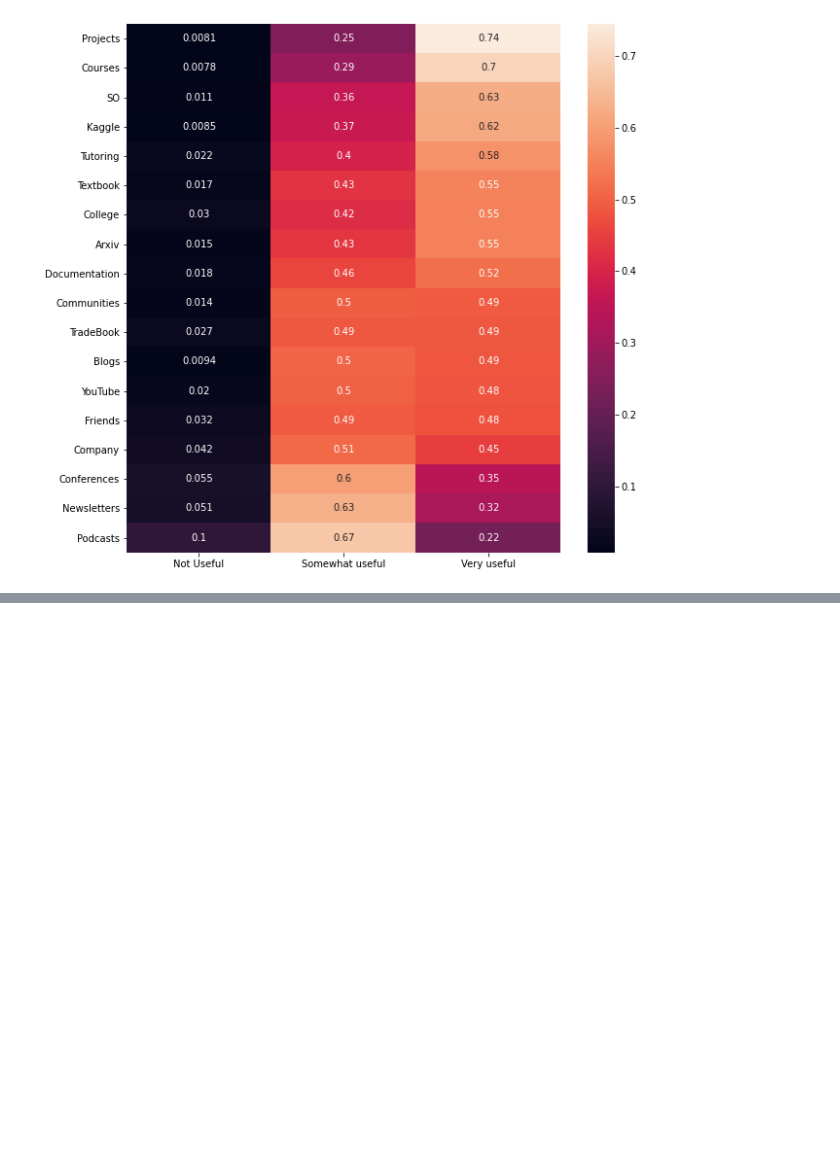
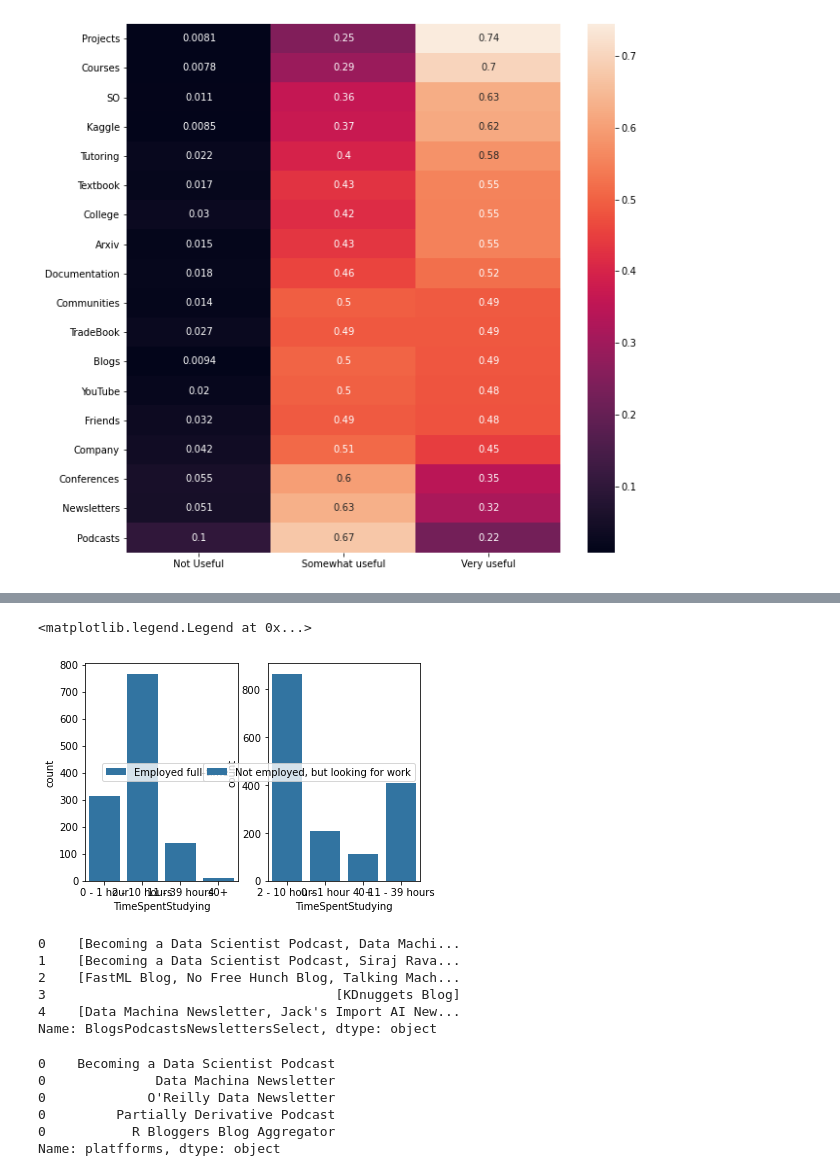
Before and after one commit to Azmo-Shin/Naver_boostcourse, a Jupyter notebook: 부스트코스_빅데이터_캐글설문조사.ipynb, the cells around one changed output, grey strips where cells are left out. Drawn from its saved outputs; the diff is of its cells as text; code cells hidden in the pictures; blank space fills up the shorter version.

```diff
--- a/부스트코스_빅데이터_캐글설문조사.ipynb
+++ b/부스트코스_빅데이터_캐글설문조사.ipynb
@@ -406,0 +497,40 @@ sns.heatmap(
+# %%
+# 다시 한 번더 세분화
+# 어떻게 표 크기를 키우는가?
+figsure, (ax1, ax2) = plt.subplots(ncols = 2)
+
+figure.set_size_inches(12, 5)
+sns.countplot(x = 'TimeSpentStudying', data = full_time, hue = 'EmploymentStatus',
+              ax = ax1).legend(loc = 'center right', bbox_to_anchor = (1, 0.5))
+
+sns.countplot(x = 'TimeSpentStudying', data = looking_for_job, hue = 'EmploymentStatus',
+              ax = ax2).legend(loc = 'center right', bbox_to_anchor = (1, 0.5))
+# %% [output]
+<matplotlib.legend.Legend at 0x...>
+[figure, added]
+# %%
+# 블로그, 팟캐스트, 수업, 기타 등등 추천할 것은?
+# mcq에서 BlogsPodcastsNewslettersSelect칼럼 추출하고 split으로 나눔
+mcq['BlogsPodcastsNewslettersSelect'] = mcq[
+    'BlogsPodcastsNewslettersSelect'].astype('str').apply(lambda x: x.split(','))
+mcq['BlogsPodcastsNewslettersSelect'].head()
+# %% [output]
+0    [Becoming a Data Scientist Podcast, Data Machi...
+1    [Becoming a Data Scientist Podcast, Siraj Rava...
+2    [FastML Blog, No Free Hunch Blog, Talking Mach...
+3                                     [KDnuggets Blog]
+4    [Data Machina Newsletter, Jack's Import AI New...
+Name: BlogsPodcastsNewslettersSelect, dtype: object
+# %%
+# 한 행에 여러 항목이 있기 때문에 다시 한 번 분류를 한다.
+s = mcq.apply(lambda x: pd.Series(x['BlogsPodcastsNewslettersSelect']),
+             axis = 1).stack().reset_index(level = 1, drop = True)
+s.name = 'platfforms'
+s.head()
+# %% [output]
+0    Becoming a Data Scientist Podcast
+0              Data Machina Newsletter
+0             O'Reilly Data Newsletter
+0         Partially Derivative Podcast
+0           R Bloggers Blog Aggregator
+Name: platfforms, dtype: object
```
Also changed, not shown: parts of 54 cells of this notebook.
